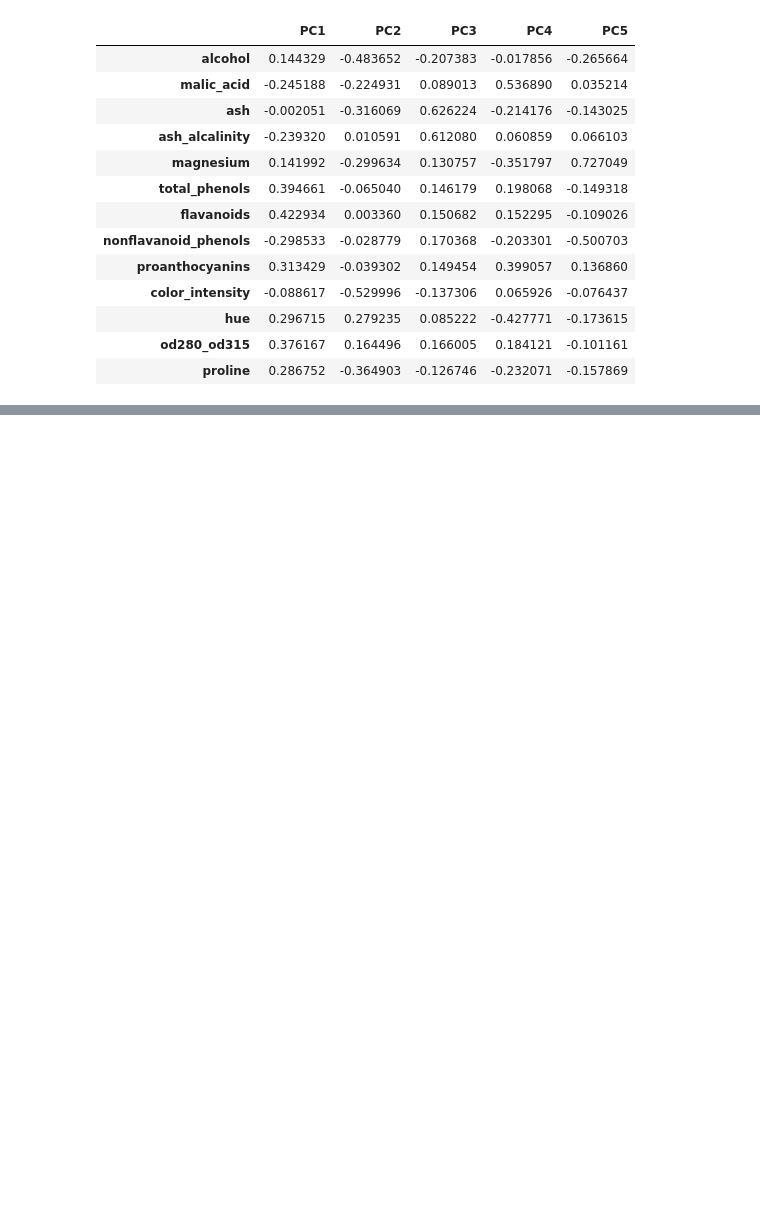
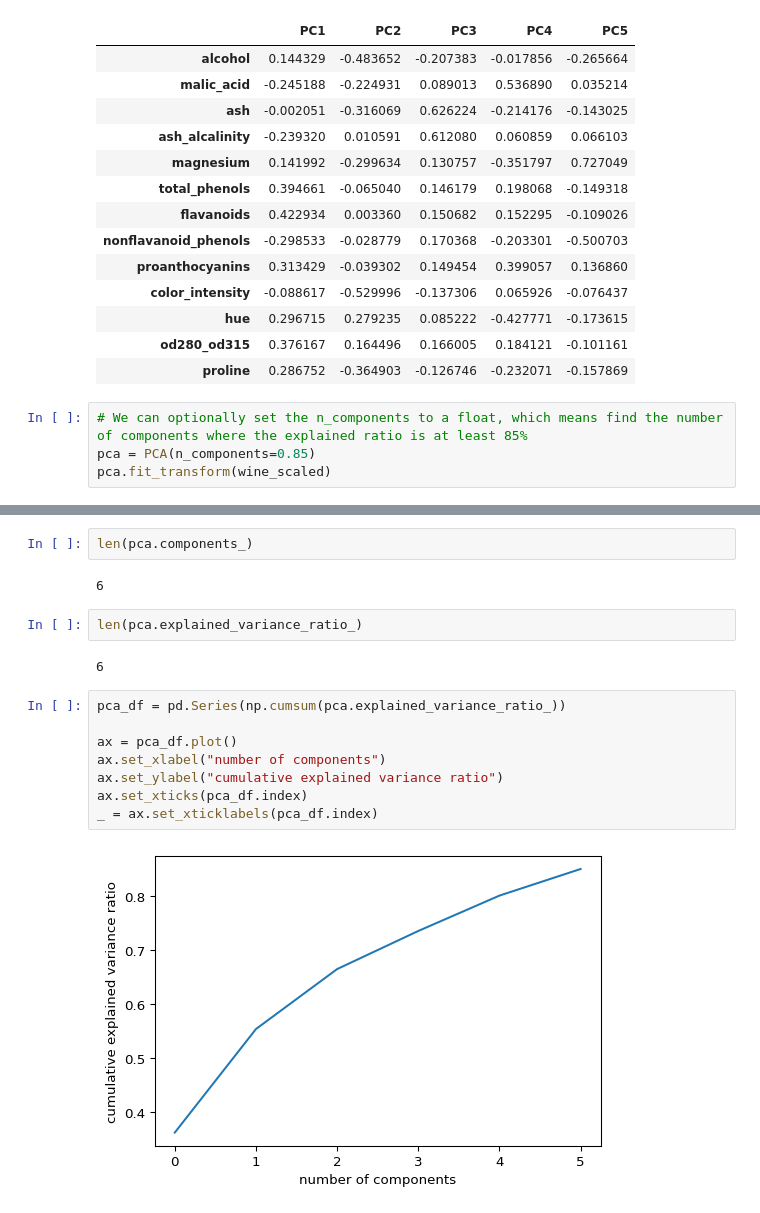
Before and after one commit to alextanhongpin/data-mining-for-business-analytics, a Jupyter notebook: 04_dimension_reduction.ipynb, the cells around one changed output, grey strips where cells are left out. Saved outputs shown, nothing was run; the diff lists cells and outputs as text; blank space fills up the shorter version.

```diff
--- a/04_dimension_reduction.ipynb
+++ b/04_dimension_reduction.ipynb
@@ -457,3 +457,7 @@ pca_components_df.iloc[:, :5]
 | hue | 0.296715 | 0.279235 | 0.085222 | -0.427771 | -0.173615 |
 | od280_od315 | 0.376167 | 0.164496 | 0.166005 | 0.184121 | -0.101161 |
 | proline | 0.286752 | -0.364903 | -0.126746 | -0.232071 | -0.157869 |
+# %%
+# We can optionally set the n_components to a float, which means find the number of components where the explained ratio is at least 85%
+pca = PCA(n_components=0.85)
+pca.fit_transform(wine_scaled)
@@ -459,0 +478,18 @@ pca_components_df.iloc[:, :5]
+# %%
+len(pca.components_)
+# %% [output]
+6
+# %%
+len(pca.explained_variance_ratio_)
+# %% [output]
+6
+# %%
+pca_df = pd.Series(np.cumsum(pca.explained_variance_ratio_))
+
+ax = pca_df.plot()
+ax.set_xlabel("number of components")
+ax.set_ylabel("cumulative explained variance ratio")
+ax.set_xticks(pca_df.index)
+_ = ax.set_xticklabels(pca_df.index)
+# %% [output]
+[figure, added]
```
Also changed, not shown: parts of 3 cells of this notebook.
